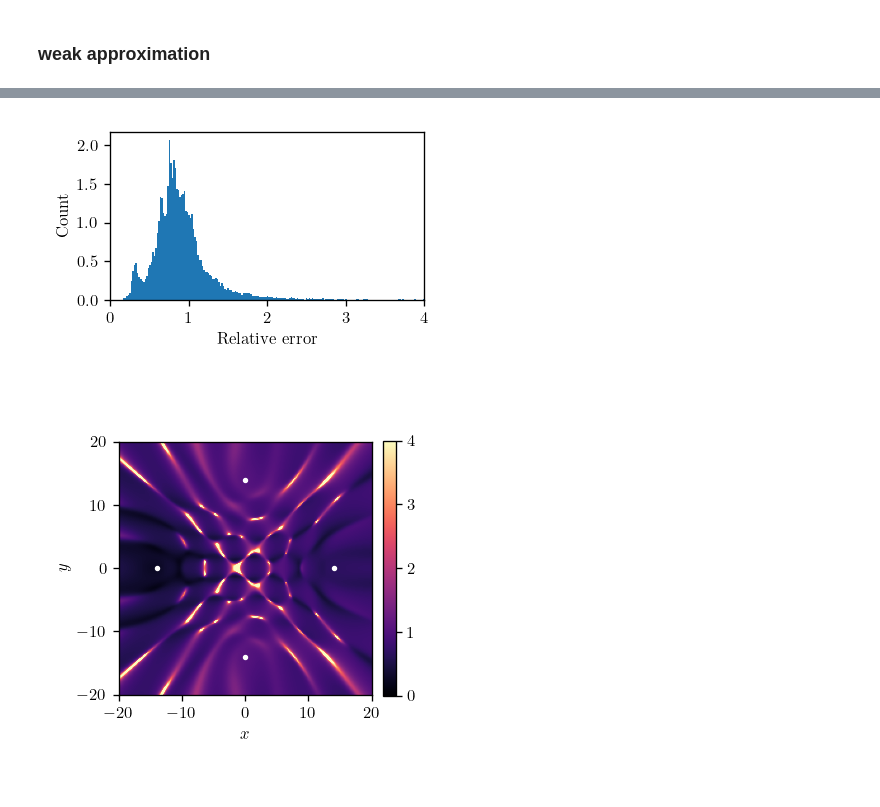
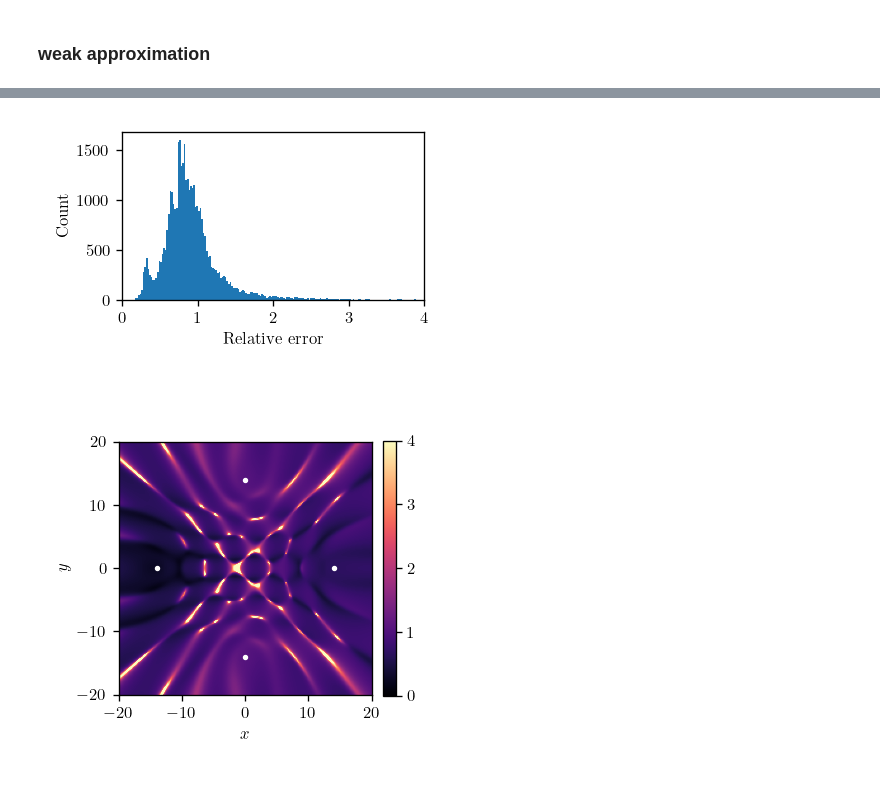
Before and after one commit to mekise/graph-theory-dda, a Jupyter notebook: notebooks/plot_paper.ipynb, the cells around one changed output, grey strips where cells are left out. Cells and saved outputs as stored; diff of their text form; code cells hidden in the pictures.

```diff
--- a/notebooks/plot_paper.ipynb
+++ b/notebooks/plot_paper.ipynb
@@ -50,22 +26,22 @@ plt.show()
 # %%
 file = np.load("../data/weak_approx_avg.npz")
 saveplot = "../data/weak_approx_avg.pdf"
 scattpos = file["scattpos"]
 xx = file["xx"]
 yy = file["yy"]
 deviationavg = file["deviationavg"]
 
 fig, ax = plt.subplots(figsize=figsize, dpi=120)
 plt.gcf().set_facecolor("white") # set white background
-plt.hist(list(np.concatenate(deviationavg).flat), 3000, density=True)
+plt.hist(list(np.concatenate(deviationavg).flat), bins='auto')
 plt.xlim((0, 4))
 plt.xlabel("Relative error")
 plt.ylabel("Count")
 plt.tight_layout()
 # plt.savefig(saveplot)
 plt.show()
 # %% [output]
-[figure, old version]
+[figure, new version]
 # %%
 file = np.load("../data/weak_approx_avg.npz")
 saveplot = "../data/weak_approx_avg.pdf"
```
Also changed, not shown: parts of 9 cells of this notebook, 1 other file.
